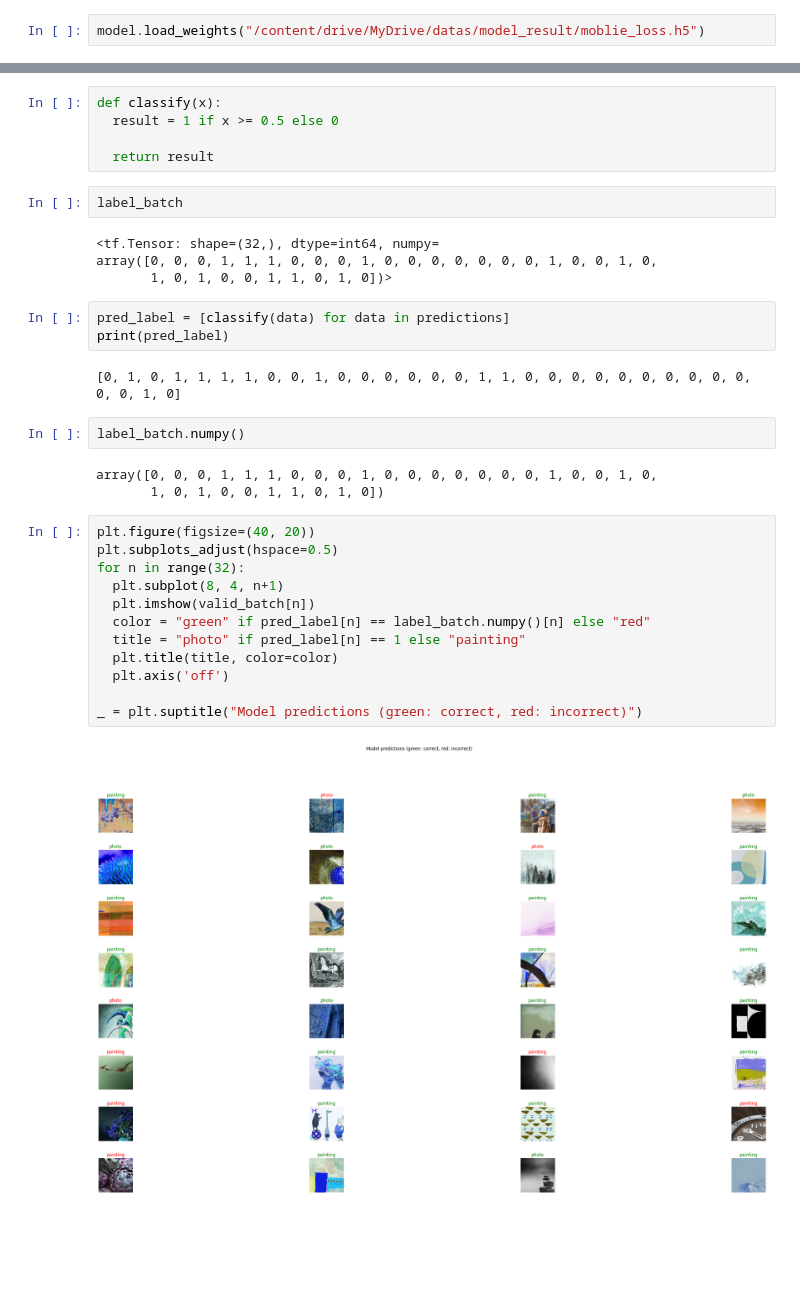
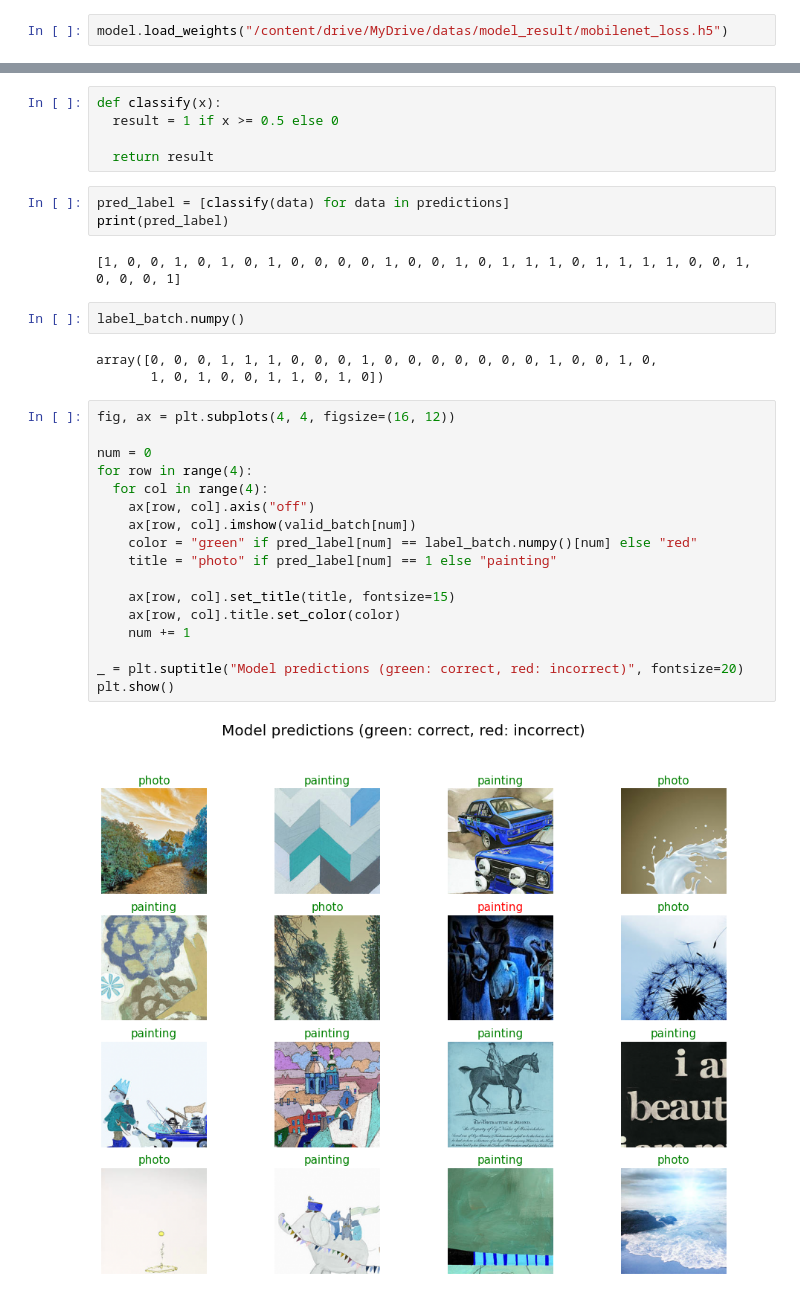
Before and after one commit to dss-17th/ml-repo-6, a Jupyter notebook: MobileNet.ipynb, the cells around one changed output, grey strips where cells are left out. Saved outputs shown, nothing was run; the diff lists cells and outputs as text; blank space fills up the shorter version.

Commit message:
mobilenet network modeling

```diff
--- a/MobileNet.ipynb
+++ b/MobileNet.ipynb
@@ -116,7 +116,7 @@ make_scores_graph(history=history)
 # %% [output]
 [figure]
 # %%
-model.load_weights("/content/drive/MyDrive/datas/model_result/moblie_loss.h5")
+model.load_weights("/content/drive/MyDrive/datas/model_result/mobilenet_loss.h5")
 # %%
 for valid_batch, label_batch in valid_batches.take(1):
   pass
@@ -151,33 +141,32 @@ def classify(x):
   result = 1 if x >= 0.5 else 0
 
   return result
-# %%
-label_batch
-# %% [output]
-<tf.Tensor: shape=(32,), dtype=int64, numpy=
-array([0, 0, 0, 1, 1, 1, 0, 0, 0, 1, 0, 0, 0, 0, 0, 0, 0, 1, 0, 0, 1, 0,
-       1, 0, 1, 0, 0, 1, 1, 0, 1, 0])>
 # %%
 pred_label = [classify(data) for data in predictions]
 print(pred_label)
 # %% [output]
-[0, 1, 0, 1, 1, 1, 1, 0, 0, 1, 0, 0, 0, 0, 0, 0, 1, 1, 0, 0, 0, 0, 0, 0, 0, 0, 0, 0, 0, 0, 1, 0]
+[1, 0, 0, 1, 0, 1, 0, 1, 0, 0, 0, 0, 1, 0, 0, 1, 0, 1, 1, 1, 0, 1, 1, 1, 1, 0, 0, 1, 0, 0, 0, 1]
 # %%
 label_batch.numpy()
 # %% [output]
 array([0, 0, 0, 1, 1, 1, 0, 0, 0, 1, 0, 0, 0, 0, 0, 0, 0, 1, 0, 0, 1, 0,
        1, 0, 1, 0, 0, 1, 1, 0, 1, 0])
 # %%
-plt.figure(figsize=(40, 20))
-plt.subplots_adjust(hspace=0.5)
-for n in range(32):
-  plt.subplot(8, 4, n+1)
-  plt.imshow(valid_batch[n])
-  color = "green" if pred_label[n] == label_batch.numpy()[n] else "red"
-  title = "photo" if pred_label[n] == 1 else "painting"
-  plt.title(title, color=color)
-  plt.axis('off')
+fig, ax = plt.subplots(4, 4, figsize=(16, 12))
 
-_ = plt.suptitle("Model predictions (green: correct, red: incorrect)")
+num = 0
+for row in range(4):
+  for col in range(4):
+    ax[row, col].axis("off")
+    ax[row, col].imshow(valid_batch[num])
+    color = "green" if pred_label[num] == label_batch.numpy()[num] else "red"
+    title = "photo" if pred_label[num] == 1 else "painting"
+
+    ax[row, col].set_title(title, fontsize=15)
+    ax[row, col].title.set_color(color)
+    num += 1
+
+_ = plt.suptitle("Model predictions (green: correct, red: incorrect)", fontsize=20)
+plt.show()
 # %% [output]
-[figure, old version]
+[figure, new version]
```
Also changed, not shown: parts of 2 cells of this notebook.
